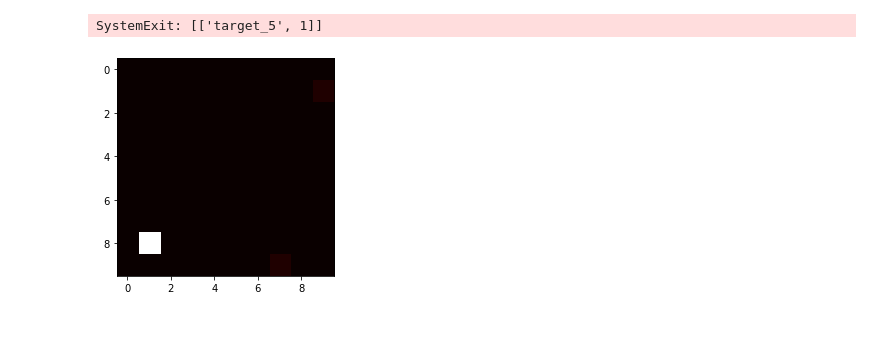
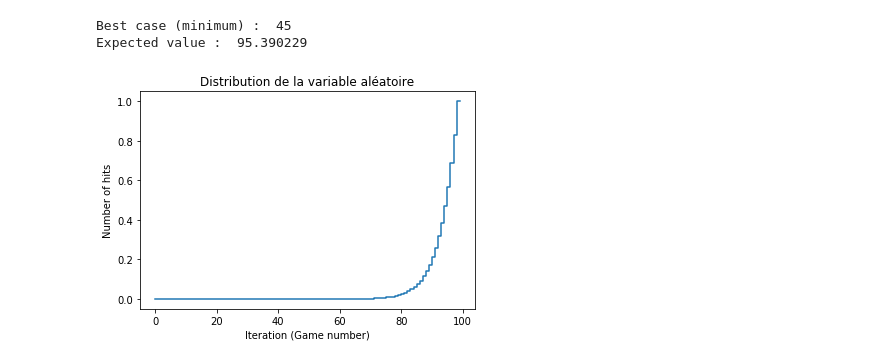
Before and after one commit to shetsecure/3i005, a Jupyter notebook: Untitled.ipynb, the cells around one changed output. Drawn from its saved outputs; the diff is of its cells as text; code cells hidden in the pictures; blank space fills up the shorter version.

```diff
--- a/Untitled.ipynb
+++ b/Untitled.ipynb
@@ -508,6 +498,23 @@ class RandomPlayer():
 
         plt.title("Distribution de la variable aléatoire")
         plt.show()
+# %%
+class RandomPlayer(Player):
+    """
+        A player that plays randomly (randomly choose a position and hit.)
+        Each time he chooses a random position (never choose the same position twice.)
+    """
+
+    def __init__(self, bataille):
+        super().__init__(bataille)
+
+    def play(self):
+        random_index = np.random.randint(len(self.positions))
+        self.bataille.play(self.positions[random_index])
+
+        del self.positions[random_index]
+
+        return 1 # hitted 1 place
 # %%
 player = RandomPlayer(b)
 count = 0
@@ -683,8 +532,6 @@ class HeuristicPlayer():
-# %%
-player = HeuristicPlayer(b,2)
-b.reset()
-# %%
-player.plot(1000, plot='hist')
-# %% [output]
-SystemExit: [['target_5', 1]]
-[figure, removed]
+# %%
+y = player.plot(1000000)
+# %% [output]
+Best case (minimum) :  45
+Expected value :  95.390229
+[figure, added]
```
Also changed, not shown: parts of 14 cells of this notebook, 2 other files.
